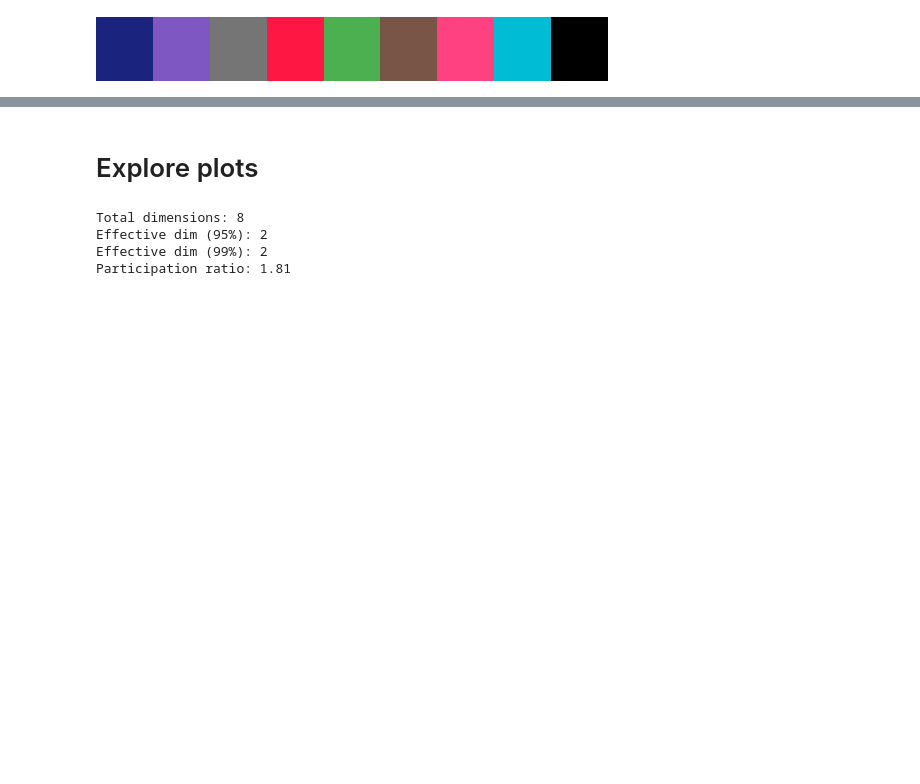
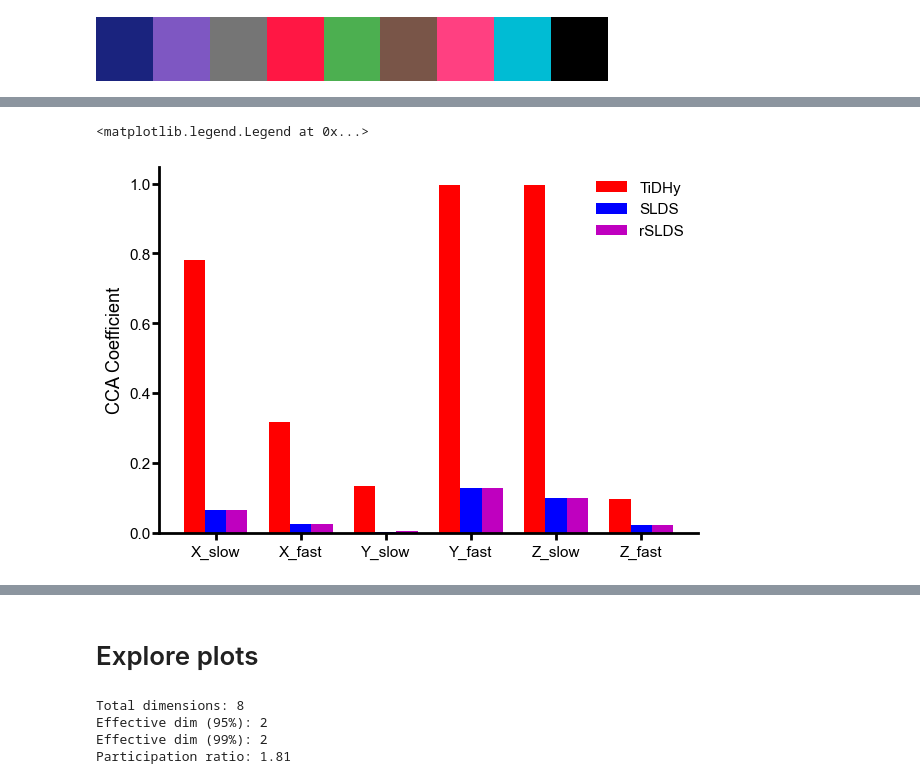
Before and after one commit to elliottabe/TiDHy, a Jupyter notebook: Rossler_SupFigure01.ipynb, the cells around one changed output, grey strips where cells are left out. Cells and saved outputs as stored; diff of their text form; code cells hidden in the pictures; blank space fills up the shorter version.

```diff
--- a/Rossler_SupFigure01.ipynb
+++ b/Rossler_SupFigure01.ipynb
@@ -287,6 +536,24 @@ effective_comparison = compare_discovered_to_ground_truth(
 	gt_timescales,
 	tolerance=tolerance
 )
+# %%
+fig = plt.figure(figsize=(6,4), constrained_layout=True)
+ax = fig.add_subplot(111)
+all_ccs = np.stack([coeffs_tidhy, coeffs_slds, coeffs_rslds])
+clr = ['r','b','m']
+label = ['TiDHy','SLDS','rSLDS']
+coord = ['X','Y','Z']
+speed = ['slow','fast']
+for n in range(all_ccs.shape[0]):
+    ax.bar(np.arange(0,6*2,2)+.5*n, all_ccs[n,:], width=0.5, color=clr[n], label=label[n])
+ax.set_xticks(np.arange(0,6*2,2)+0.5)
+ax.set_xticklabels(['{}_{}'.format(coord[i],speed[j]) for i in range(3) for j in range(2)], fontsize=fontsize-2)
+ax.set_ylabel('CCA Coefficient', fontsize=fontsize)
+ax.tick_params(axis='y', labelsize=fontsize-2, pad=1)
+ax.legend(fontsize=fontsize-2, frameon=False)
+# %% [output]
+<matplotlib.legend.Legend at 0x...>
+[figure, added]
 # %%
 fontsize=13
 fig = plt.figure(constrained_layout=True, figsize=(8.75,10))
```
Also changed, not shown: parts of 15 cells of this notebook, 2 other files.
